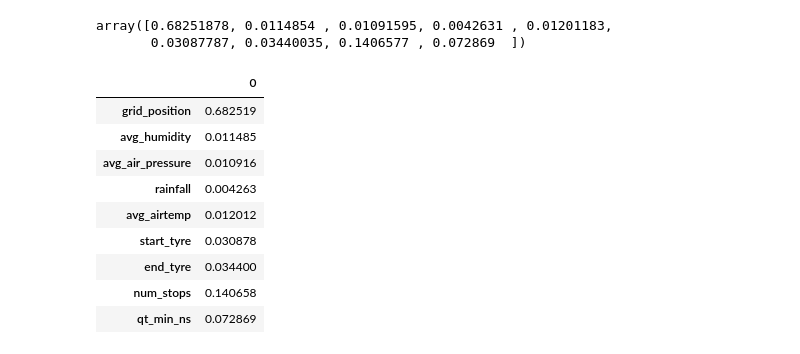
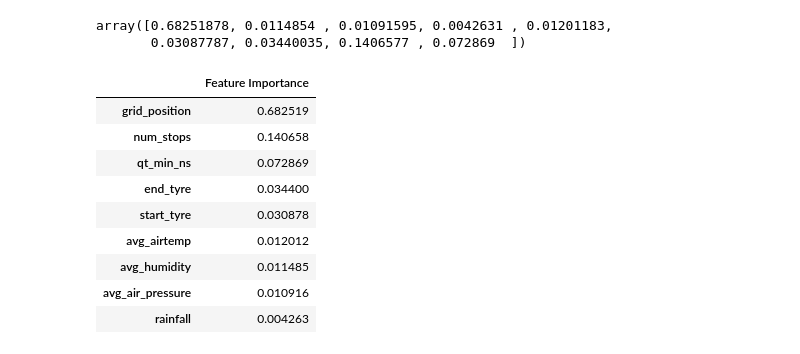
Before and after one commit to Connor-Theo/Formula_1_Sim, a Jupyter notebook: machine_learning_module_refined.ipynb, the cells around one changed output. Cells and saved outputs as stored; diff of their text form; code cells hidden in the pictures.

Commit message:
updated feature importance table in code and csv

```diff
--- a/machine_learning_module_refined.ipynb
+++ b/machine_learning_module_refined.ipynb
@@ -364,6 +364,13 @@ y = clean_df['top_ten']
 #splitting data into training and testing, using a test size of 33%
 from sklearn.model_selection import train_test_split
 X_train, X_test, y_train, y_test = train_test_split(X, y, test_size = .25, random_state=1)
+# %%
+scaler = StandardScaler()
+
+X_scaler = scaler.fit(X_train)
+
+X_trained_scaled = X_scaler.transform(X_train)
+X_test_scaled = X_scaler.transform(X_test)
 # %%
 ## Old Model, no longer in use
 
@@ -491,16 +498,18 @@ array([0.68251878, 0.0114854 , 0.01091595, 0.0042631 , 0.01201183,
 # %%
 #comparing magnitude
 feature_importance = pd.DataFrame(importance,
-                                 index = X_train.columns)
+                                 index = X_train.columns).sort_values(0,ascending=False)
+
+feature_importance = feature_importance.rename(columns={0:'Feature Importance'})
 feature_importance
 # %% [output]
-|  | 0 |
+|  | Feature Importance |
 | grid_position | 0.682519 |
+| num_stops | 0.140658 |
+| qt_min_ns | 0.072869 |
+| end_tyre | 0.034400 |
+| start_tyre | 0.030878 |
+| avg_airtemp | 0.012012 |
 | avg_humidity | 0.011485 |
 | avg_air_pressure | 0.010916 |
 | rainfall | 0.004263 |
-| avg_airtemp | 0.012012 |
-| start_tyre | 0.030878 |
-| end_tyre | 0.034400 |
-| num_stops | 0.140658 |
-| qt_min_ns | 0.072869 |
```
Also changed, not shown: parts of 4 cells of this notebook, 1 other file.
